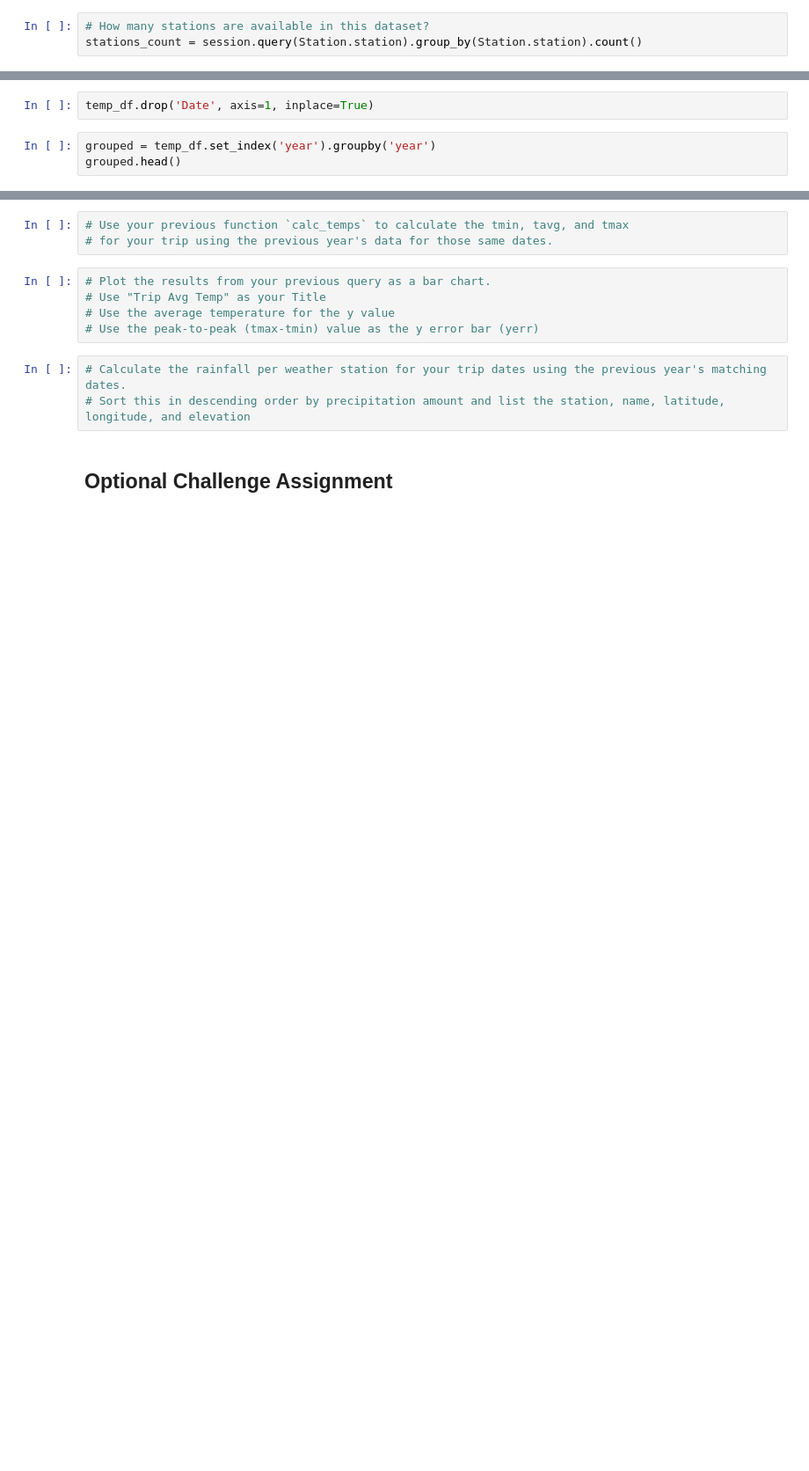
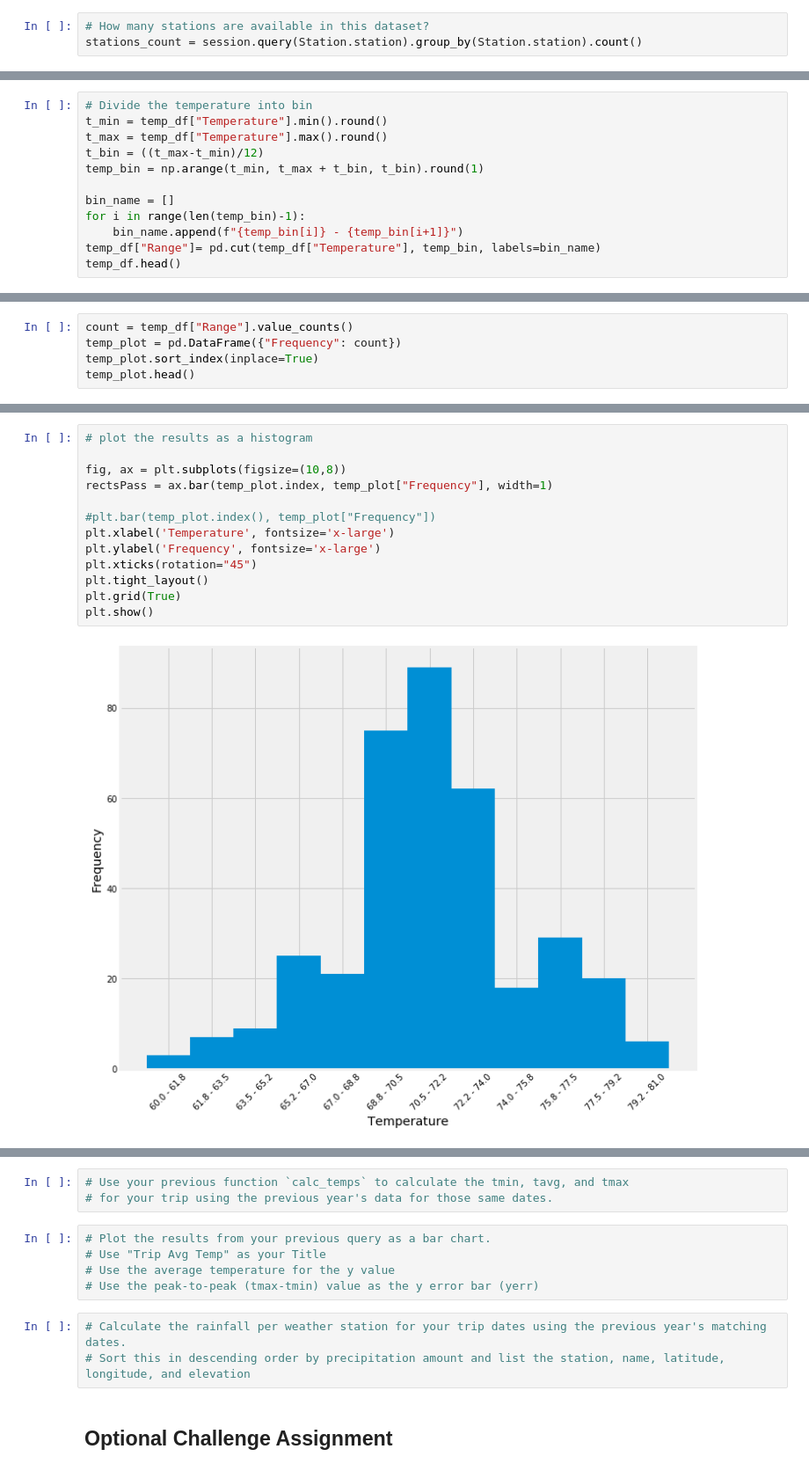
Before and after one commit to drishtiyadav/UCI-Data-Analytics, a Jupyter notebook: 09-SQLAlchemy - Climate Analysis/climate_analysis.ipynb, the cells around one changed output, grey strips where cells are left out. Shown at 88% size. Saved outputs shown, nothing was run; the diff lists cells and outputs as text; blank space fills up the shorter version.

```diff
--- a/09-SQLAlchemy - Climate Analysis/climate_analysis.ipynb
+++ b/09-SQLAlchemy - Climate Analysis/climate_analysis.ipynb
@@ -155,5 +158,0 @@ temp_df.reset_index(inplace=True)
-# %%
-temp_df.drop('Date', axis=1, inplace=True)
-# %%
-grouped = temp_df.set_index('year').groupby('year')
-grouped.head()
@@ -182,0 +159,12 @@ grouped.head()
+# %%
+# Divide the temperature into bin
+t_min = temp_df["Temperature"].min().round()
+t_max = temp_df["Temperature"].max().round()
+t_bin = ((t_max-t_min)/12)
+temp_bin = np.arange(t_min, t_max + t_bin, t_bin).round(1)
+
+bin_name = []
+for i in range(len(temp_bin)-1):
+    bin_name.append(f"{temp_bin[i]} - {temp_bin[i+1]}")
+temp_df["Range"]= pd.cut(temp_df["Temperature"], temp_bin, labels=bin_name)
+temp_df.head()
@@ -182,0 +178,5 @@ grouped.head()
+# %%
+count = temp_df["Range"].value_counts()
+temp_plot = pd.DataFrame({"Frequency": count})
+temp_plot.sort_index(inplace=True)
+temp_plot.head()
@@ -183,3 +190,18 @@ grouped.head()
+# %%
+# plot the results as a histogram
+
+fig, ax = plt.subplots(figsize=(10,8))
+rectsPass = ax.bar(temp_plot.index, temp_plot["Frequency"], width=1)
+
+#plt.bar(temp_plot.index(), temp_plot["Frequency"])
+plt.xlabel('Temperature', fontsize='x-large')
+plt.ylabel('Frequency', fontsize='x-large')
+plt.xticks(rotation="45")
+plt.tight_layout()
+plt.grid(True)
+plt.show()
+# %% [output]
+[figure, added]
 # %%
 # Write a function called `calc_temps` that will accept start date and end date in the format '%Y-%m-%d'
 # and return the minimum, average, and maximum temperatures for that range of dates
```
Also changed, not shown: parts of 19 cells of this notebook, 1 other file.
